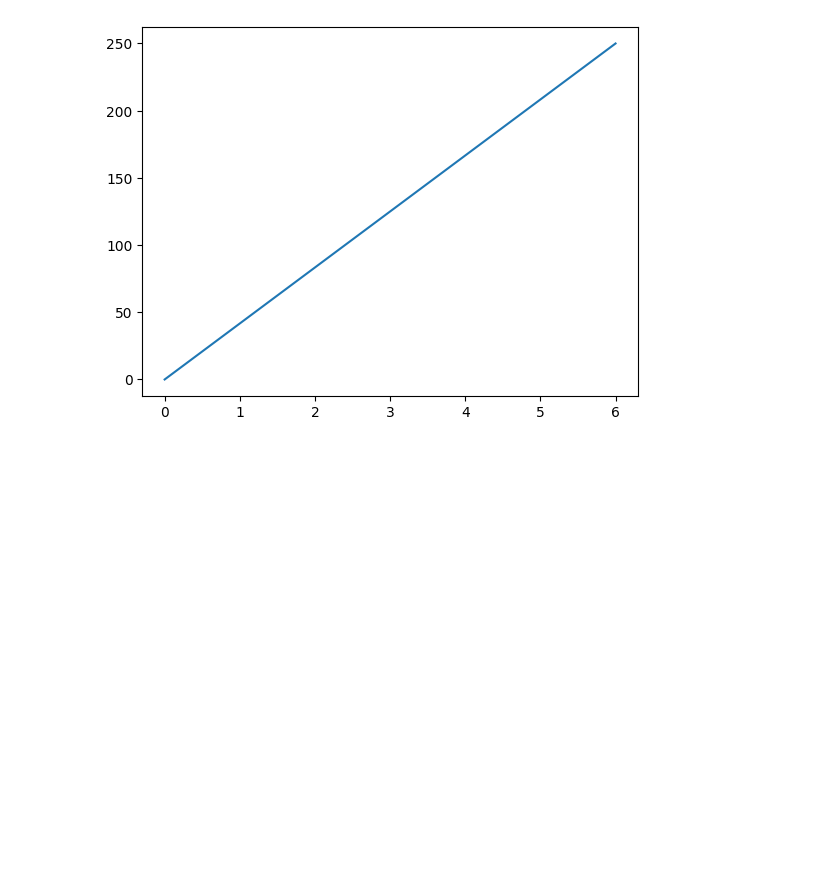
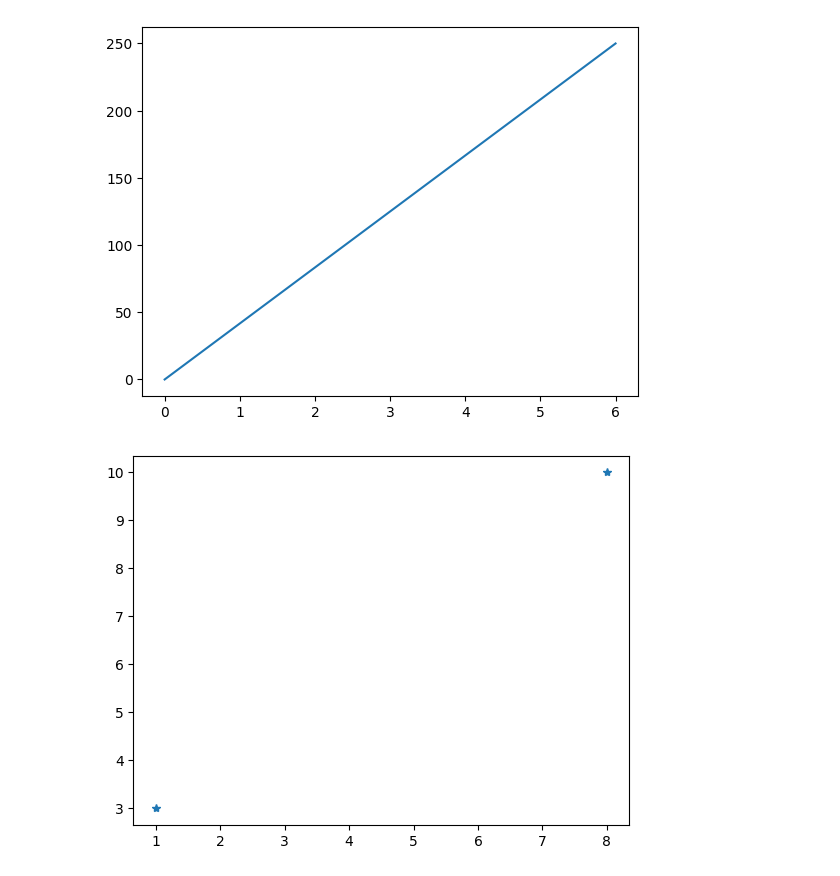
Before and after one commit to RajeshRanaGiet/IML-Lab, a Jupyter notebook: DMDW_LAB.ipynb, the cells around one changed output. Drawn from its saved outputs; the diff is of its cells as text; code cells hidden in the pictures; blank space fills up the shorter version.

```diff
--- a/DMDW_LAB.ipynb
+++ b/DMDW_LAB.ipynb
@@ -95,0 +93,11 @@ import matplotlib.pyplot as plt
+# %%
+#draw two points in the diagram, one at position(1,3) and one in position(8,10)
+import matplotlib.pyplot as plt
+
+xpoints = np.array([1,8])
+ypoints = np.array([3,10])
+
+plt.plot(xpoints,ypoints, "*")
+plt.show()
+# %% [output]
+[figure, added]
```
Also changed, not shown: parts of 13 cells of this notebook.
